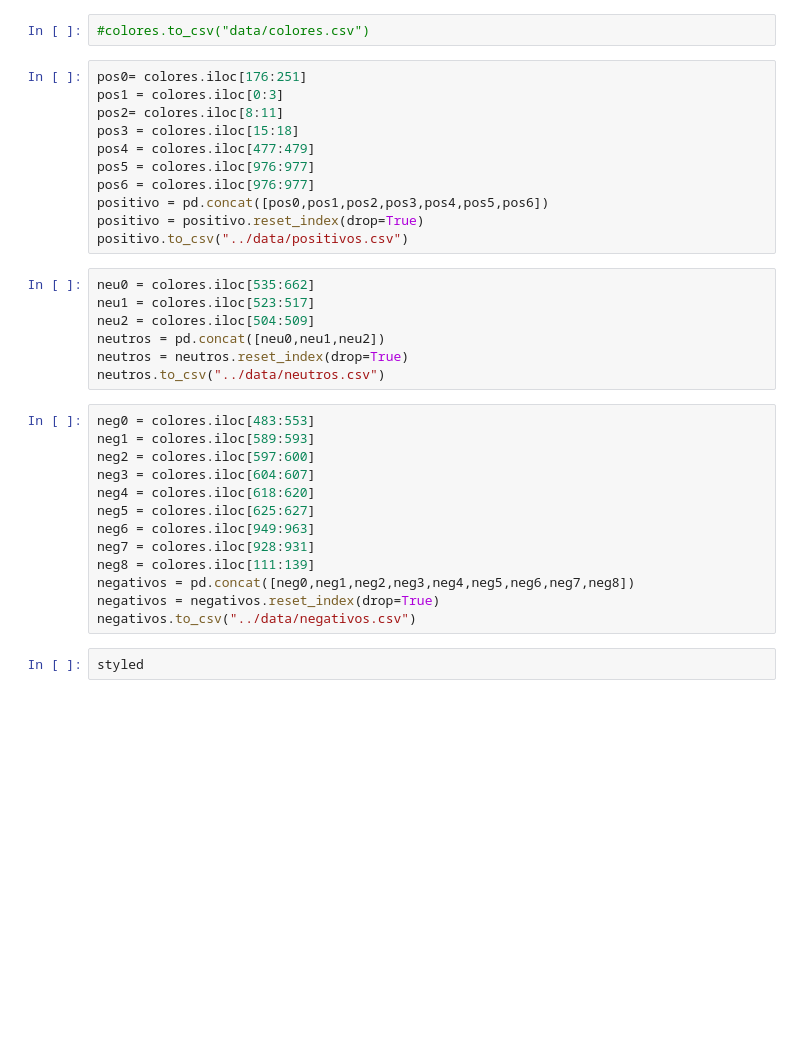
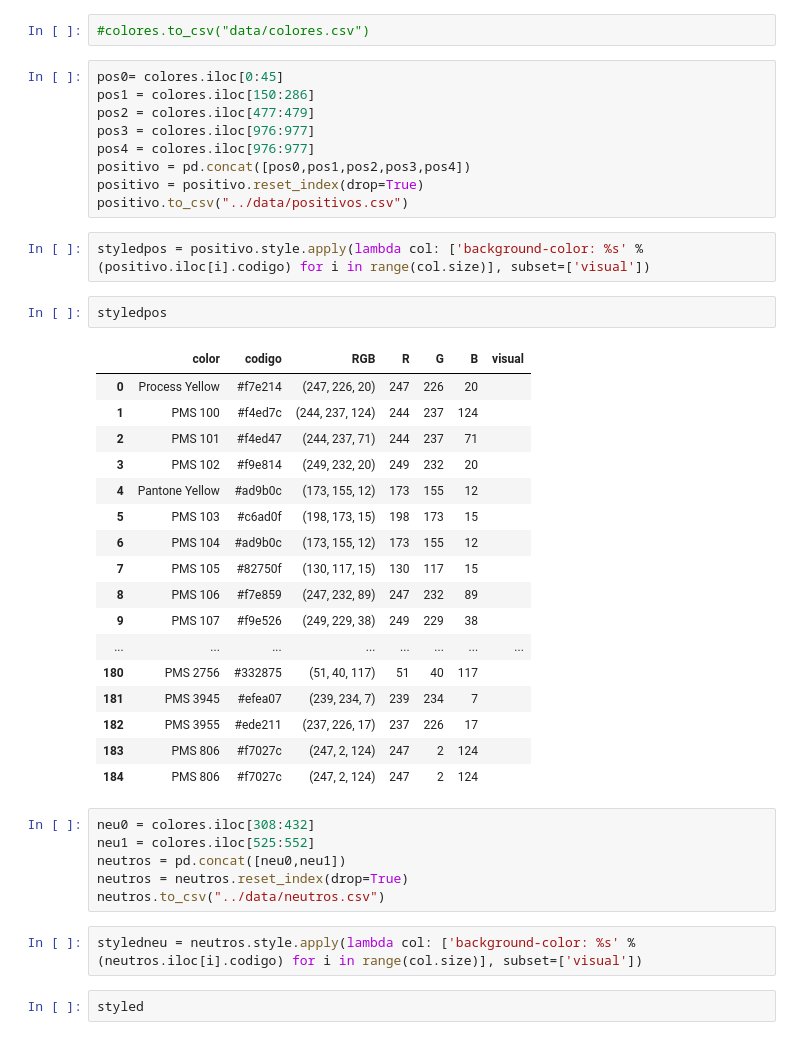
Before and after one commit to olmocorell/When-neural-nets-becomes-sentiments-in-ART, a Jupyter notebook: notebooks/Colores.ipynb, the cells around one changed output. Cells and saved outputs as stored; diff of their text form; blank space fills up the shorter version.

```diff
--- a/notebooks/Colores.ipynb
+++ b/notebooks/Colores.ipynb
@@ -49,36 +49,44 @@ styled = colores.style.apply(lambda col: ['background-color: %s' % (colores.iloc
 # %%
 #colores.to_csv("data/colores.csv")
 # %%
-pos0= colores.iloc[176:251]
-pos1 = colores.iloc[0:3]
-pos2= colores.iloc[8:11]
-pos3 = colores.iloc[15:18]
-pos4 = colores.iloc[477:479]
-pos5 = colores.iloc[976:977]
-pos6 = colores.iloc[976:977]
-positivo = pd.concat([pos0,pos1,pos2,pos3,pos4,pos5,pos6])
+pos0= colores.iloc[0:45]
+pos1 = colores.iloc[150:286]
+pos2 = colores.iloc[477:479]
+pos3 = colores.iloc[976:977]
+pos4 = colores.iloc[976:977]
+positivo = pd.concat([pos0,pos1,pos2,pos3,pos4])
 positivo = positivo.reset_index(drop=True)
 positivo.to_csv("../data/positivos.csv")
+# %%
+styledpos = positivo.style.apply(lambda col: ['background-color: %s' % (positivo.iloc[i].codigo) for i in range(col.size)], subset=['visual'])
+# %%
+styledpos
+# %% [output]
+|  | color | codigo | RGB | R | G | B | visual |
+| 0 | Process Yellow | #f7e214 | (247, 226, 20) | 247 | 226 | 20 |  |
+| 1 | PMS 100 | #f4ed7c | (244, 237, 124) | 244 | 237 | 124 |  |
+| 2 | PMS 101 | #f4ed47 | (244, 237, 71) | 244 | 237 | 71 |  |
+| 3 | PMS 102 | #f9e814 | (249, 232, 20) | 249 | 232 | 20 |  |
+| 4 | Pantone Yellow | #ad9b0c | (173, 155, 12) | 173 | 155 | 12 |  |
+| 5 | PMS 103 | #c6ad0f | (198, 173, 15) | 198 | 173 | 15 |  |
+| 6 | PMS 104 | #ad9b0c | (173, 155, 12) | 173 | 155 | 12 |  |
+| 7 | PMS 105 | #82750f | (130, 117, 15) | 130 | 117 | 15 |  |
+| 8 | PMS 106 | #f7e859 | (247, 232, 89) | 247 | 232 | 89 |  |
+| 9 | PMS 107 | #f9e526 | (249, 229, 38) | 249 | 229 | 38 |  |
+| ... | ... | ... | ... | ... | ... | ... | ... |
+| 180 | PMS 2756 | #332875 | (51, 40, 117) | 51 | 40 | 117 |  |
+| 181 | PMS 3945 | #efea07 | (239, 234, 7) | 239 | 234 | 7 |  |
+| 182 | PMS 3955 | #ede211 | (237, 226, 17) | 237 | 226 | 17 |  |
+| 183 | PMS 806 | #f7027c | (247, 2, 124) | 247 | 2 | 124 |  |
+| 184 | PMS 806 | #f7027c | (247, 2, 124) | 247 | 2 | 124 |  |
 # %%
-neu0 = colores.iloc[535:662]
-neu1 = colores.iloc[523:517]
-neu2 = colores.iloc[504:509]
-neutros = pd.concat([neu0,neu1,neu2])
+neu0 = colores.iloc[308:432]
+neu1 = colores.iloc[525:552]
+neutros = pd.concat([neu0,neu1])
 neutros = neutros.reset_index(drop=True)
 neutros.to_csv("../data/neutros.csv")
-# %%
-neg0 = colores.iloc[483:553]
-neg1 = colores.iloc[589:593]
-neg2 = colores.iloc[597:600]
-neg3 = colores.iloc[604:607]
-neg4 = colores.iloc[618:620]
-neg5 = colores.iloc[625:627]
-neg6 = colores.iloc[949:963]
-neg7 = colores.iloc[928:931]
-neg8 = colores.iloc[111:139]
-negativos = pd.concat([neg0,neg1,neg2,neg3,neg4,neg5,neg6,neg7,neg8])
-negativos = negativos.reset_index(drop=True)
-negativos.to_csv("../data/negativos.csv")
+# %%
+styledneu = neutros.style.apply(lambda col: ['background-color: %s' % (neutros.iloc[i].codigo) for i in range(col.size)], subset=['visual'])
 # %%
 styled
 # %% [output]
```
Also changed, not shown: parts of 3 cells of this notebook, 13 other files.
